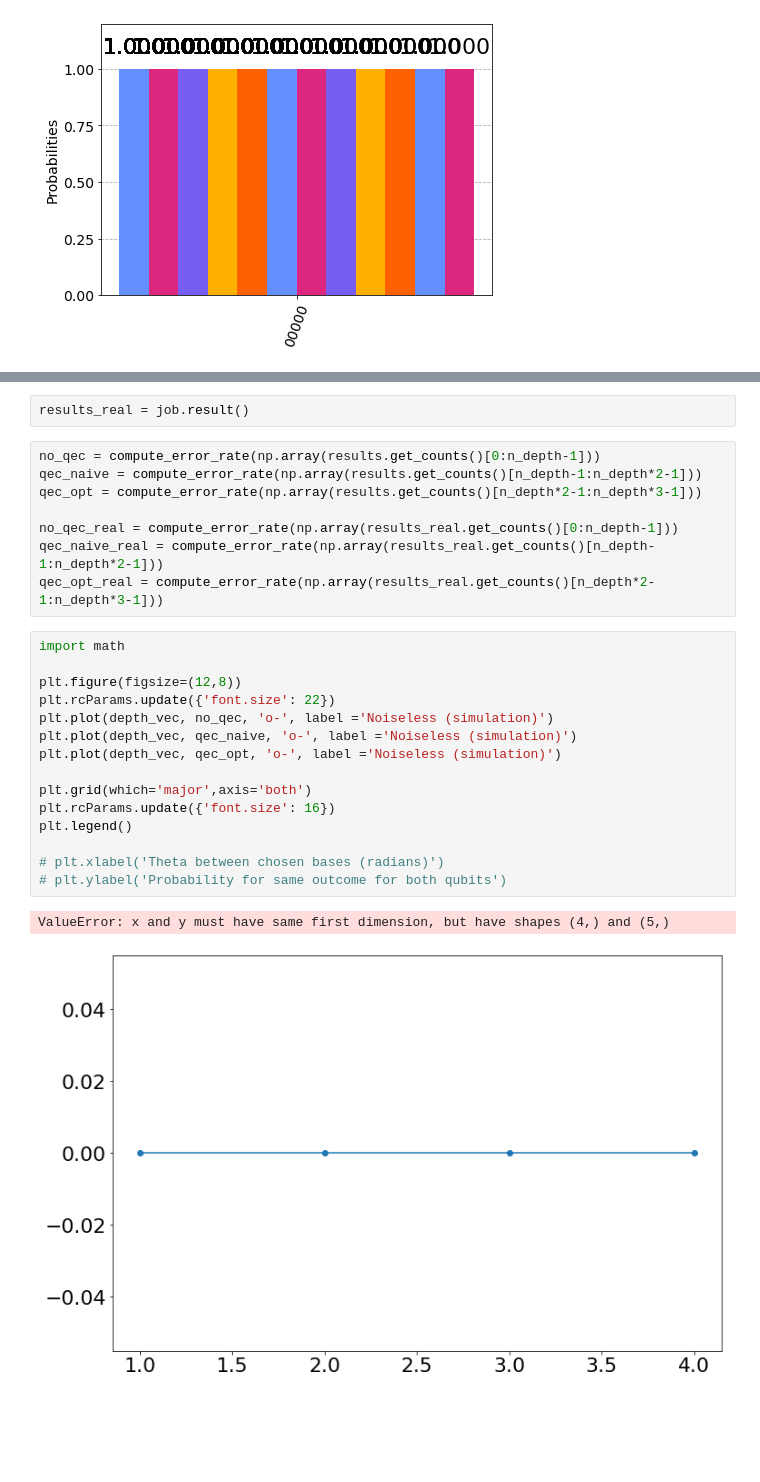
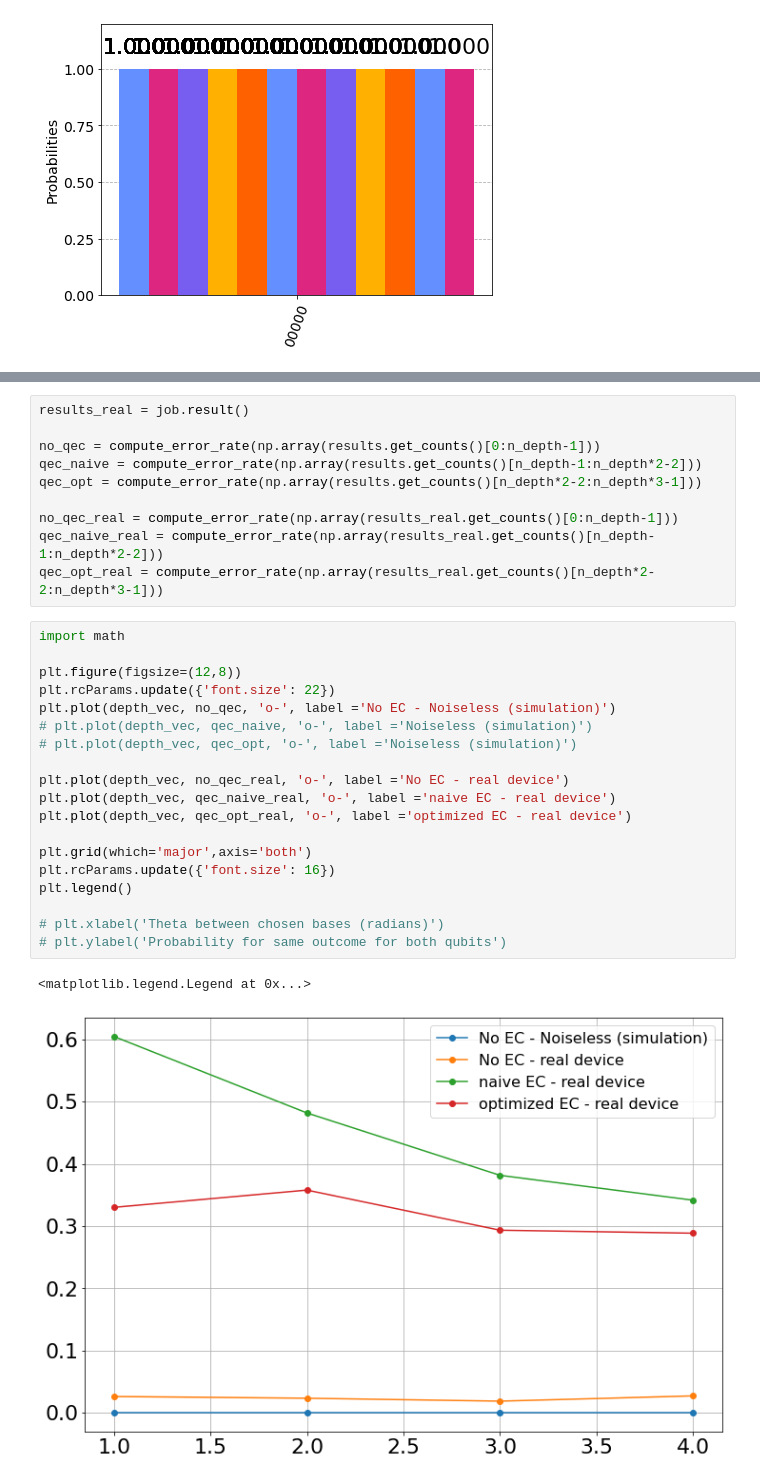
Before and after one commit to DeDuckProject/quantum-playground, a Jupyter notebook: experiments/basic-error-correction.ipynb, the cells around one changed output, grey strips where cells are left out. Saved outputs shown, nothing was run; the diff lists cells and outputs as text; blank space fills up the shorter version.

```diff
--- a/experiments/basic-error-correction.ipynb
+++ b/experiments/basic-error-correction.ipynb
@@ -196,28 +193,32 @@ Job Status: job is queued (4)
-# %%
-results_real = job.result()
 # %%
+results_real = job.result()
+
 no_qec = compute_error_rate(np.array(results.get_counts()[0:n_depth-1]))
-qec_naive = compute_error_rate(np.array(results.get_counts()[n_depth-1:n_depth*2-1]))
-qec_opt = compute_error_rate(np.array(results.get_counts()[n_depth*2-1:n_depth*3-1]))
+qec_naive = compute_error_rate(np.array(results.get_counts()[n_depth-1:n_depth*2-2]))
+qec_opt = compute_error_rate(np.array(results.get_counts()[n_depth*2-2:n_depth*3-1]))
 
 no_qec_real = compute_error_rate(np.array(results_real.get_counts()[0:n_depth-1]))
-qec_naive_real = compute_error_rate(np.array(results_real.get_counts()[n_depth-1:n_depth*2-1]))
-qec_opt_real = compute_error_rate(np.array(results_real.get_counts()[n_depth*2-1:n_depth*3-1]))
+qec_naive_real = compute_error_rate(np.array(results_real.get_counts()[n_depth-1:n_depth*2-2]))
+qec_opt_real = compute_error_rate(np.array(results_real.get_counts()[n_depth*2-2:n_depth*3-1]))
 # %%
 import math
 
 plt.figure(figsize=(12,8))
 plt.rcParams.update({'font.size': 22})
-plt.plot(depth_vec, no_qec, 'o-', label ='Noiseless (simulation)')
-plt.plot(depth_vec, qec_naive, 'o-', label ='Noiseless (simulation)')
-plt.plot(depth_vec, qec_opt, 'o-', label ='Noiseless (simulation)')
+plt.plot(depth_vec, no_qec, 'o-', label ='No EC - Noiseless (simulation)')
+# plt.plot(depth_vec, qec_naive, 'o-', label ='Noiseless (simulation)')
+# plt.plot(depth_vec, qec_opt, 'o-', label ='Noiseless (simulation)')
+
+plt.plot(depth_vec, no_qec_real, 'o-', label ='No EC - real device')
+plt.plot(depth_vec, qec_naive_real, 'o-', label ='naive EC - real device')
+plt.plot(depth_vec, qec_opt_real, 'o-', label ='optimized EC - real device')
 
 plt.grid(which='major',axis='both')
 plt.rcParams.update({'font.size': 16})
 plt.legend()
 
 # plt.xlabel('Theta between chosen bases (radians)')
 # plt.ylabel('Probability for same outcome for both qubits')
 # %% [output]
-ValueError: x and y must have same first dimension, but have shapes (4,) and (5,)
+<matplotlib.legend.Legend at 0x...>
-[figure, old version]
+[figure, new version]
```
Also changed, not shown: parts of 3 cells of this notebook.
